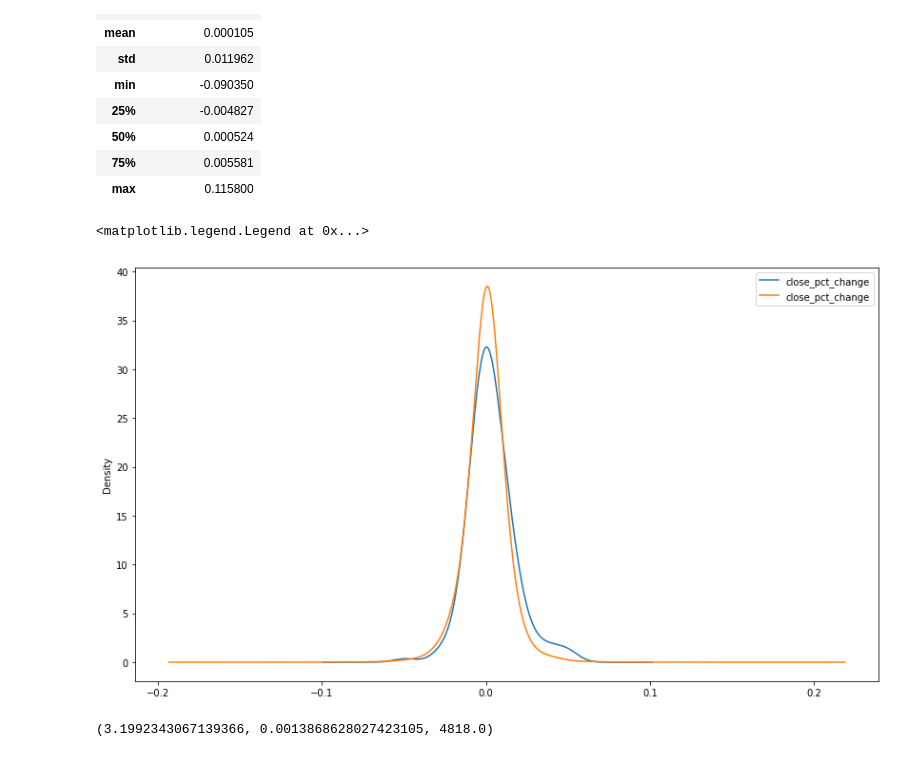
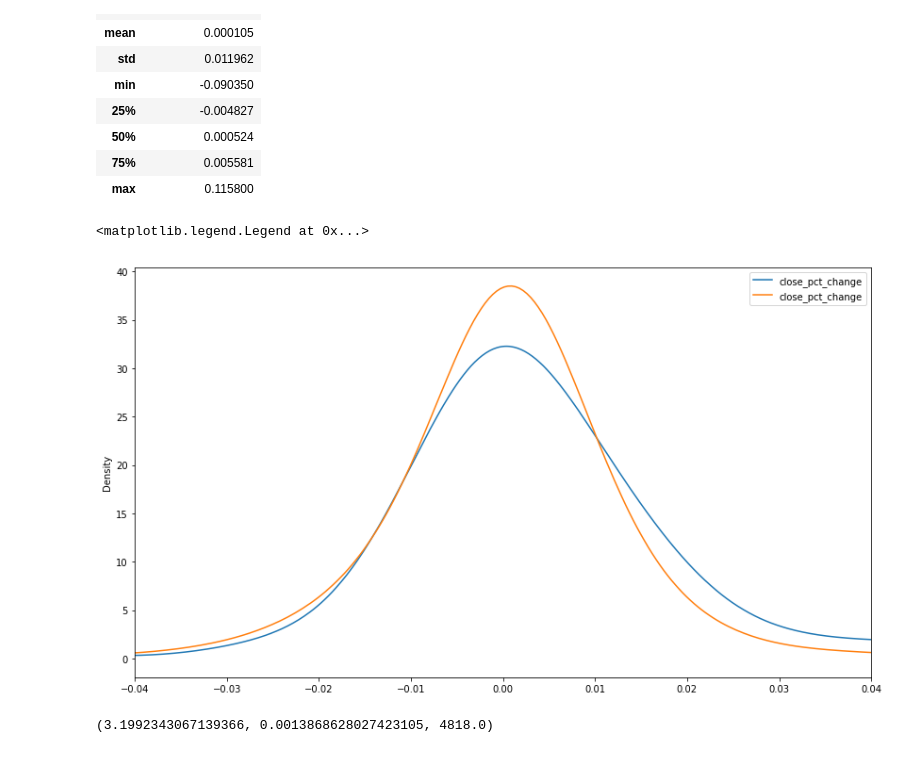
Before and after one commit to doublebigmak/econ_490, a Jupyter notebook: Final Project/Analysis.ipynb, the cells around one changed output. Saved outputs shown, nothing was run; the diff lists cells and outputs as text; code cells hidden in the pictures.

```diff
--- a/Final Project/Analysis.ipynb
+++ b/Final Project/Analysis.ipynb
@@ -117,11 +117,12 @@ pd.DataFrame(spx_statements[spx_statements['Statement']==0]['close_pct_change'].
 # %%
 fig, ax = plt.subplots(figsize=(14,8))
 spx_statements[spx_statements['Statement']==1]['close_pct_change'].plot.density(ax=ax,bw_method=0.5)
 spx_statements['close_pct_change'].plot.density(ax=ax,bw_method=0.5)
+ax.set_xlim(-0.04,0.04)
 ax.legend()
 # %% [output]
 <matplotlib.legend.Legend at 0x...>
-[figure, old version]
+[figure, new version]
 # %%
 spx_nostate = spx_statements[spx_statements['Statement']==0]['close_pct_change'].dropna()
 spx_yesstate=spx_statements[spx_statements['Statement']==1]['close_pct_change']
```
Also changed, not shown: parts of 24 cells of this notebook.
